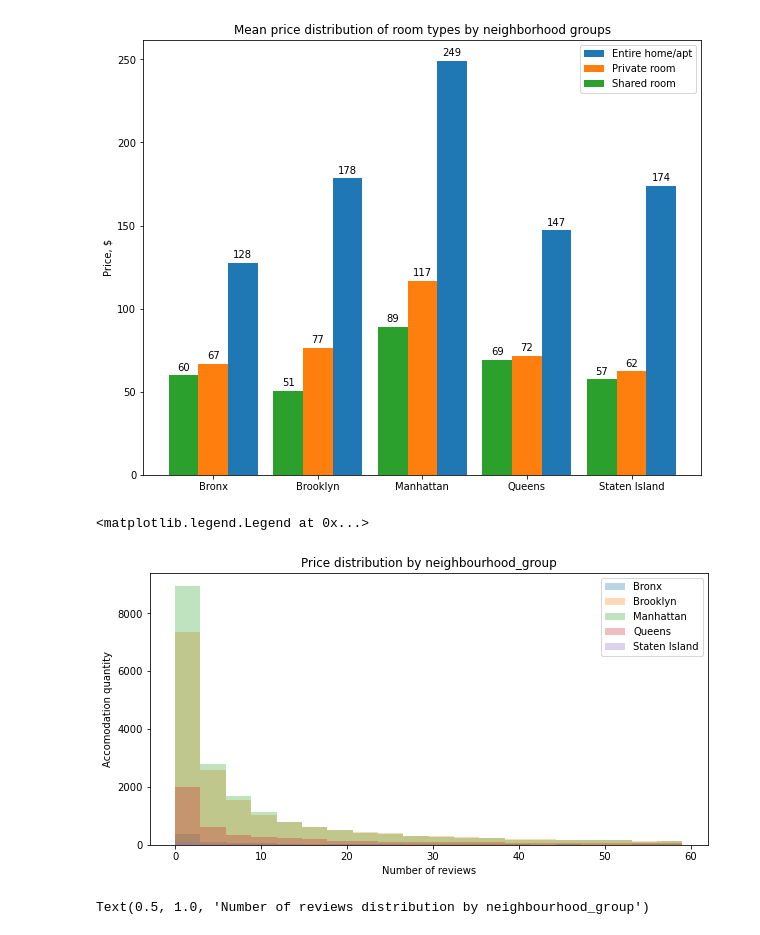
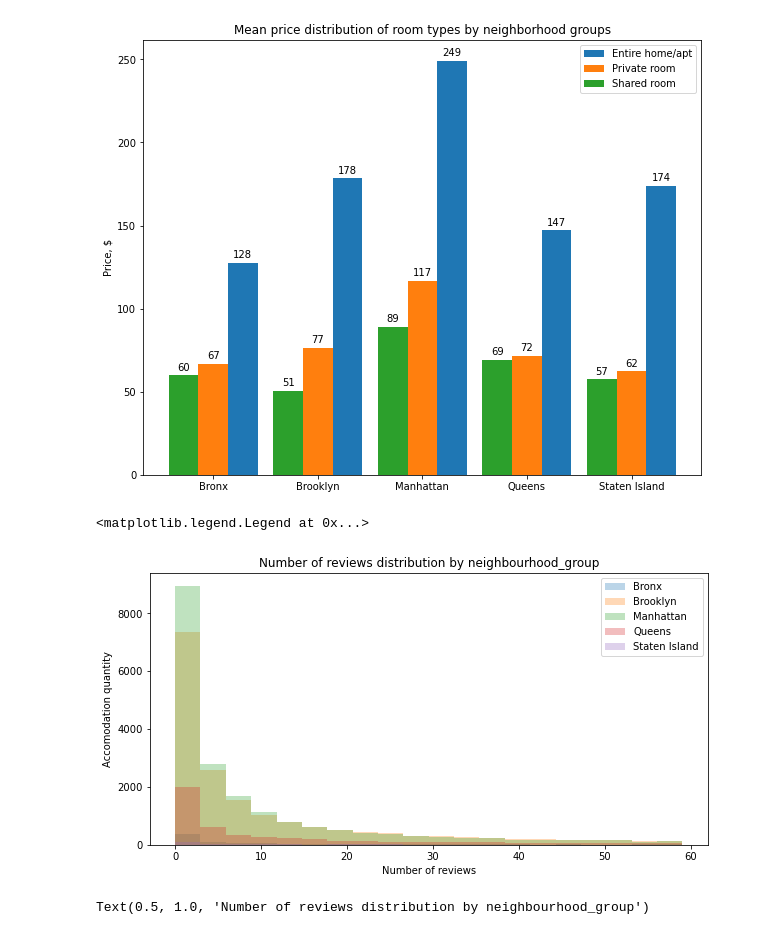
Before and after one commit to Pro100v/SkillBox-DataScience, a Jupyter notebook: Matplotlib/14-3 hw.ipynb, the cells around one changed output. Cells and saved outputs as stored; diff of their text form; code cells hidden in the pictures.

```diff
--- a/Matplotlib/14-3 hw.ipynb
+++ b/Matplotlib/14-3 hw.ipynb
@@ -149,15 +149,15 @@ Text(0, 0.5, 'Price, $')
 # %%
 plt.figure(figsize=(10, 5))
 filtered_df = df[df['number_of_reviews'] < 60]
 for name, group in filtered_df.groupby(['neighbourhood_group']):
     plt.hist(group['number_of_reviews'], label=name, bins=20, alpha=0.3)
 plt.xlabel('Number of reviews')
 plt.ylabel('Accomodation quantity')
-plt.title('Price distribution by neighbourhood_group')
+plt.title('Number of reviews distribution by neighbourhood_group')
 plt.legend()
 # %% [output]
 <matplotlib.legend.Legend at 0x...>
-[figure, old version]
+[figure, new version]
 # %%
 plt.figure(figsize=(10,8))
 index = 1
```
